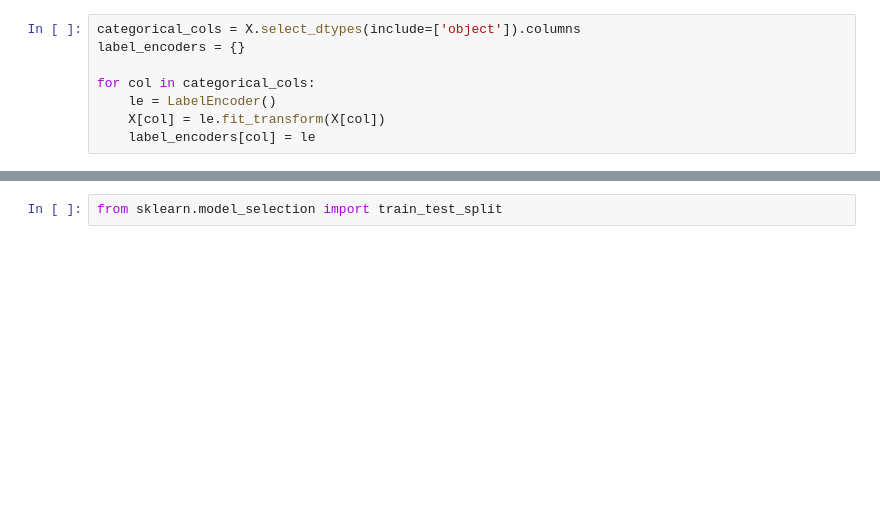
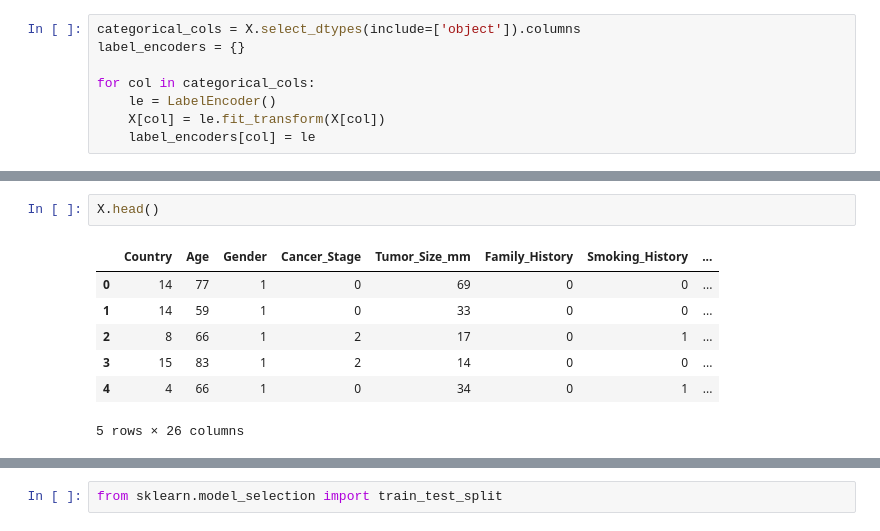
Before and after one commit to MyatKaung/MLOPS_Project_5, a Jupyter notebook: notebook/notebook.ipynb, the cells around one changed output, grey strips where cells are left out. Saved outputs shown, nothing was run; the diff lists cells and outputs as text; blank space fills up the shorter version.

```diff
--- a/notebook/notebook.ipynb
+++ b/notebook/notebook.ipynb
@@ -161,0 +172,10 @@ for col in categorical_cols:
+# %%
+X.head()
+# %% [output]
+|  | Country | Age | Gender | Cancer_Stage | Tumor_Size_mm | Family_History | Smoking_History | ... |
+| 0 | 14 | 77 | 1 | 0 | 69 | 0 | 0 | ... |
+| 1 | 14 | 59 | 1 | 0 | 33 | 0 | 0 | ... |
+| 2 | 8 | 66 | 1 | 2 | 17 | 0 | 1 | ... |
+| 3 | 15 | 83 | 1 | 2 | 14 | 0 | 0 | ... |
+| 4 | 4 | 66 | 1 | 0 | 34 | 0 | 1 | ... |
+5 rows × 26 columns
```
Also changed, not shown: parts of 3 cells of this notebook, 9 other files.
